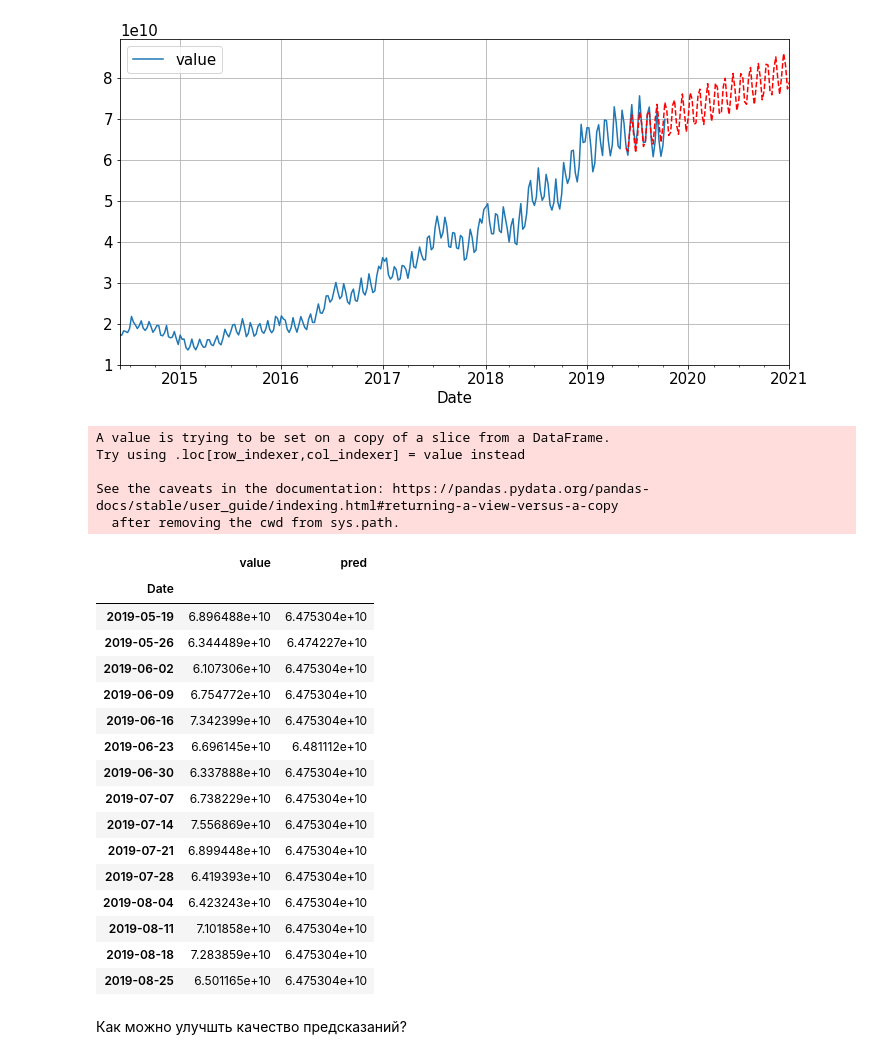
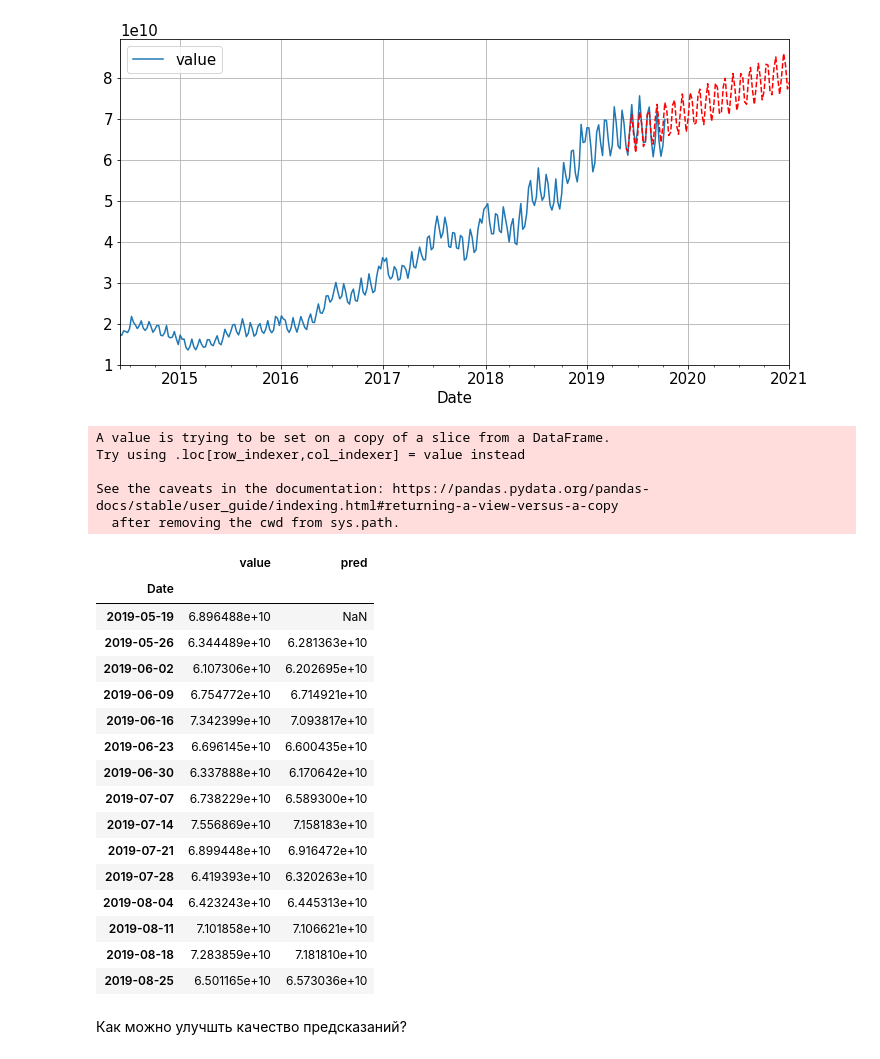
Before and after one commit to NickPavlovskii/sber, a Jupyter notebook: sber_prediction_v2.ipynb, the cells around one changed output. Cells and saved outputs as stored; diff of their text form; code cells hidden in the pictures.

```diff
--- a/sber_prediction_v2.ipynb
+++ b/sber_prediction_v2.ipynb
@@ -388,32 +388,32 @@ pred.plot(style='r--');
 # %%
 dt_pred=dataset1['2019-05-15':]
 
 
-dt_pred['pred']=predictions
+dt_pred['pred']=pred
 dt_pred.head(15)
 # %% [output]
 A value is trying to be set on a copy of a slice from a DataFrame.
 Try using .loc[row_indexer,col_indexer] = value instead
 
 See the caveats in the documentation: https://pandas.pydata.org/pandas-docs/stable/user_guide/indexing.html#returning-a-view-versus-a-copy
   after removing the cwd from sys.path.
 |  | value | pred |
 | Date |  |  |
-| 2019-05-19 | 6.896488e+10 | 6.475304e+10 |
-| 2019-05-26 | 6.344489e+10 | 6.474227e+10 |
-| 2019-06-02 | 6.107306e+10 | 6.475304e+10 |
-| 2019-06-09 | 6.754772e+10 | 6.475304e+10 |
-| 2019-06-16 | 7.342399e+10 | 6.475304e+10 |
-| 2019-06-23 | 6.696145e+10 | 6.481112e+10 |
-| 2019-06-30 | 6.337888e+10 | 6.475304e+10 |
-| 2019-07-07 | 6.738229e+10 | 6.475304e+10 |
-| 2019-07-14 | 7.556869e+10 | 6.475304e+10 |
-| 2019-07-21 | 6.899448e+10 | 6.475304e+10 |
-| 2019-07-28 | 6.419393e+10 | 6.475304e+10 |
-| 2019-08-04 | 6.423243e+10 | 6.475304e+10 |
-| 2019-08-11 | 7.101858e+10 | 6.475304e+10 |
-| 2019-08-18 | 7.283859e+10 | 6.475304e+10 |
-| 2019-08-25 | 6.501165e+10 | 6.475304e+10 |
+| 2019-05-19 | 6.896488e+10 | NaN |
+| 2019-05-26 | 6.344489e+10 | 6.281363e+10 |
+| 2019-06-02 | 6.107306e+10 | 6.202695e+10 |
+| 2019-06-09 | 6.754772e+10 | 6.714921e+10 |
+| 2019-06-16 | 7.342399e+10 | 7.093817e+10 |
+| 2019-06-23 | 6.696145e+10 | 6.600435e+10 |
+| 2019-06-30 | 6.337888e+10 | 6.170642e+10 |
+| 2019-07-07 | 6.738229e+10 | 6.589300e+10 |
+| 2019-07-14 | 7.556869e+10 | 7.158183e+10 |
+| 2019-07-21 | 6.899448e+10 | 6.916472e+10 |
+| 2019-07-28 | 6.419393e+10 | 6.320263e+10 |
+| 2019-08-04 | 6.423243e+10 | 6.445313e+10 |
+| 2019-08-11 | 7.101858e+10 | 7.106621e+10 |
+| 2019-08-18 | 7.283859e+10 | 7.181810e+10 |
+| 2019-08-25 | 6.501165e+10 | 6.573036e+10 |
 # %% [markdown]
 Как можно улучшть качество предсказаний?
 # %% [markdown]
```
Also changed, not shown: parts of 14 cells of this notebook.
